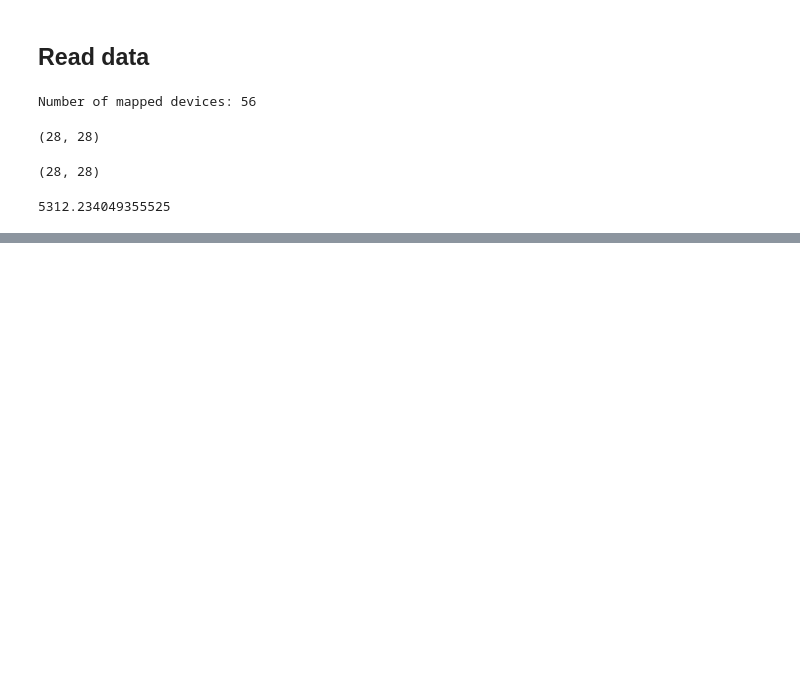
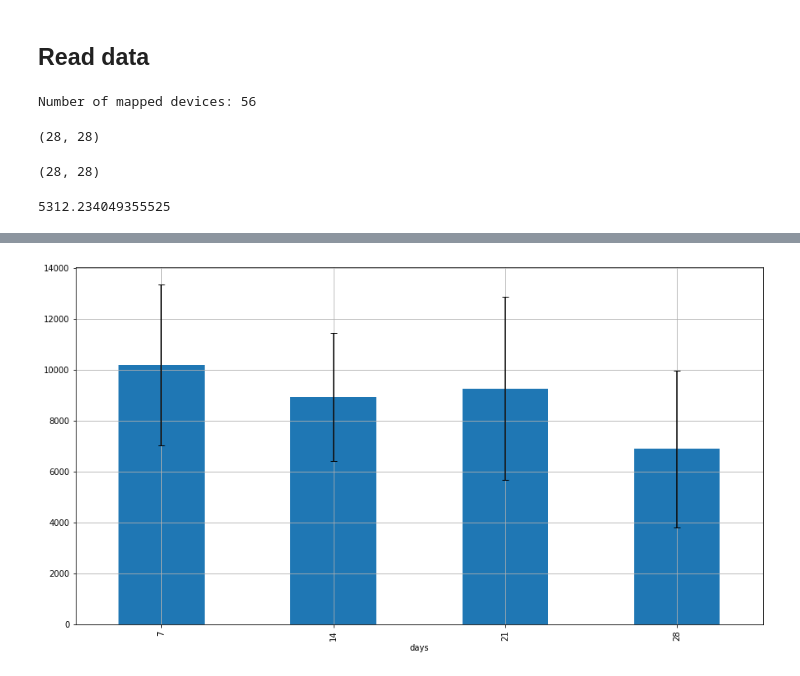
Before and after one commit to LizaLebedeva/junction-2021, a Jupyter notebook: carlos_workspace.ipynb, the cells around one changed output, grey strips where cells are left out. Saved outputs shown, nothing was run; the diff lists cells and outputs as text; code cells hidden in the pictures; blank space fills up the shorter version.

```diff
--- a/carlos_workspace.ipynb
+++ b/carlos_workspace.ipynb
@@ -75,3 +88,13 @@ loss
+# %%
+device_id_list = sorted(df_events.deviceid.unique())
+
+plot_devices(devices,
+             device_id_list=device_id_list,
+             to_file="model_greed_output.png",
+             text_size=12,
+             radius=40,
+             train_device_id_list=train_device_id_list,
+             real_device_id_to_position_map=real_device_id_to_position_map)
 # %%
 errors = []
 splits = [0.1, 0.2, 0.5, 0.7, 0.9]
@@ -123,3 +209,11 @@ NameError: name 'pd' is not defined
+# %%
+df = pd.DataFrame()
+df['days'] = days
+df['error'] = errors
+yerr = df.groupby('days').error.std()
+_ = df.groupby('days').error.mean().plot.bar(figsize=(15, 8), grid=True, yerr=yerr, capsize=4)
+# %% [output]
+[figure, added]
 # %% [markdown]
 <a style='text-decoration:none;line-height:16px;display:flex;color:#5B5B62;padding:10px;justify-content:end;' href='https://deepnote.com?utm_source=created-in-deepnote-cell&projectId=e19bc3ac-22fd-4ca3-9f23-d099570b4b40' target="_blank">
 <img alt='Created in deepnote.com' style='display:inline;max-height:16px;margin:0px;margin-right:7.5px;' src='embedded-picture-1' > </img>
```
Also changed, not shown: parts of 5 cells of this notebook, 4 other files.
